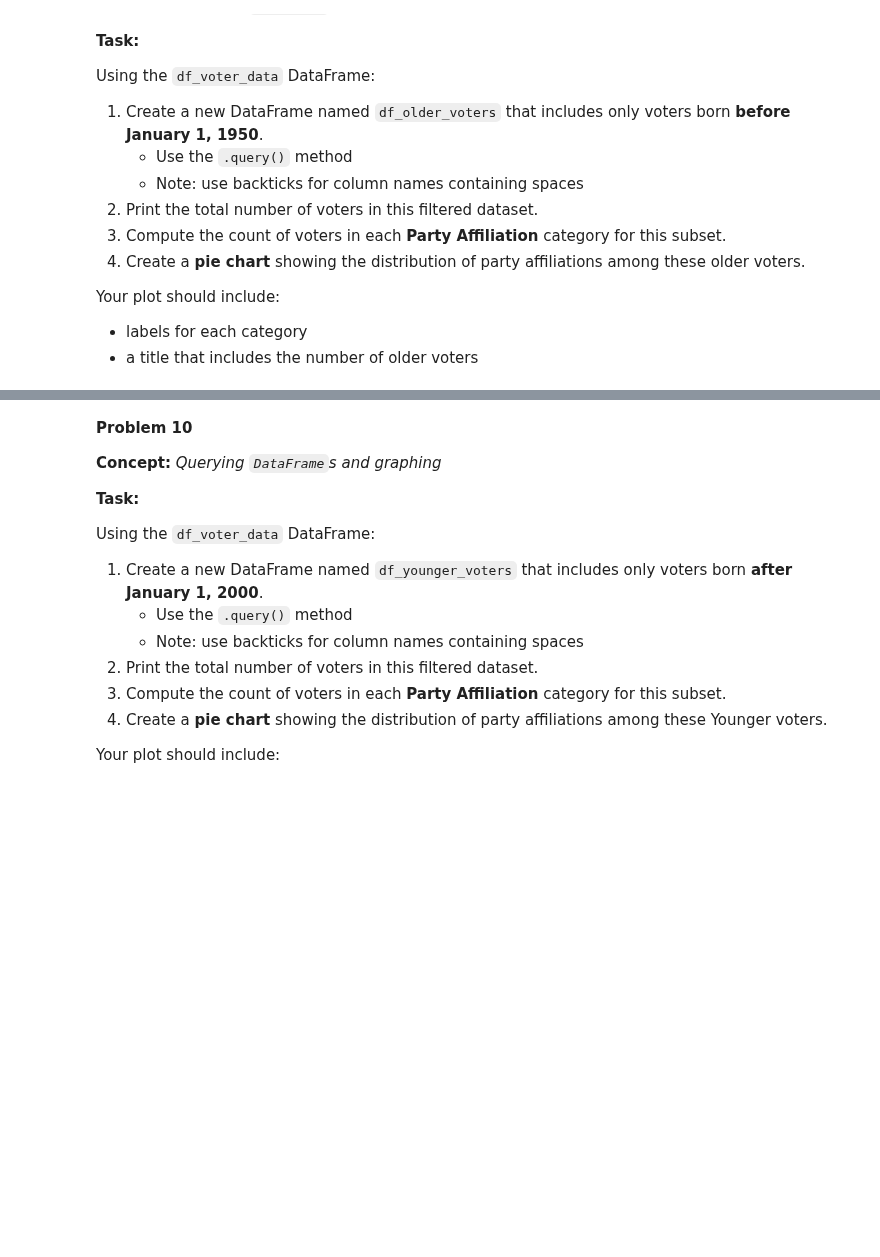
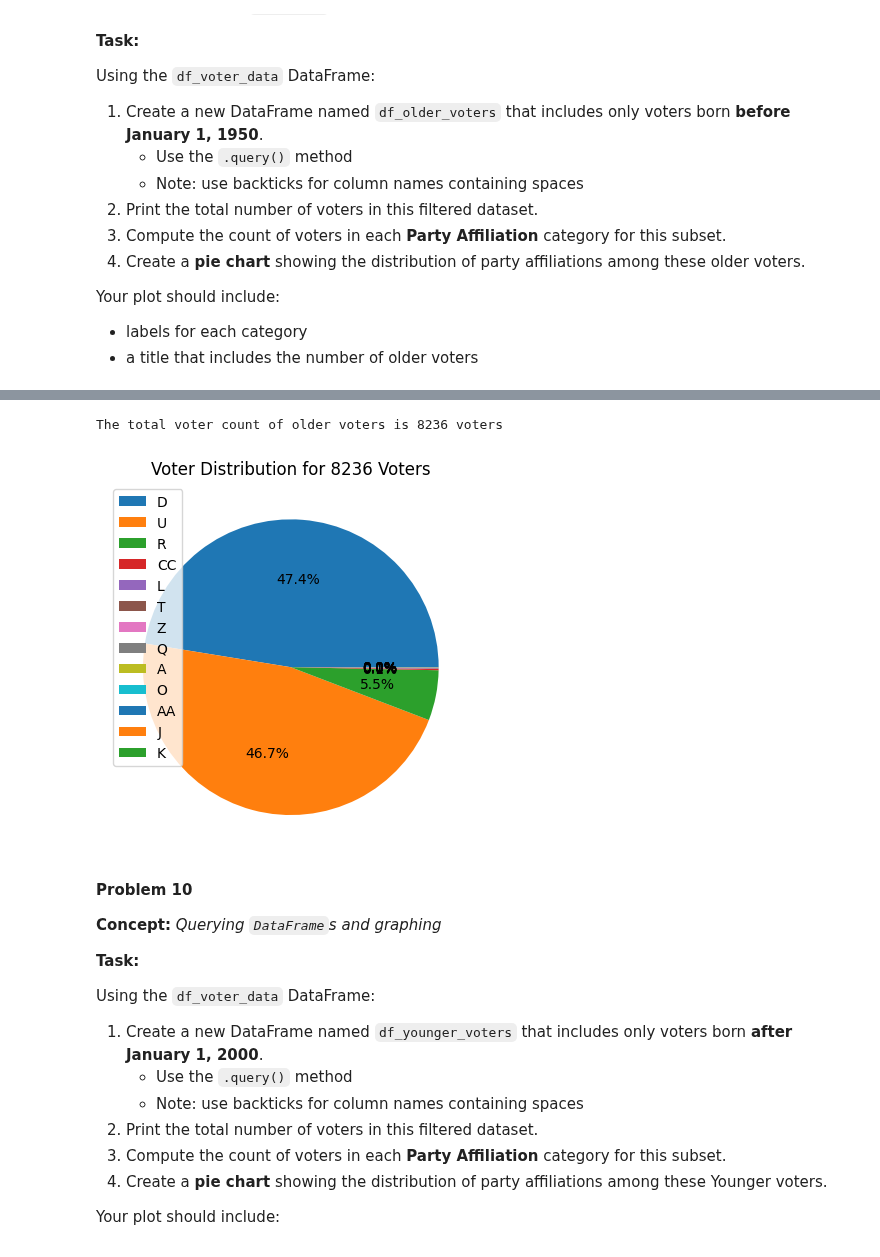
Before and after one commit to nrandazzo222/homework, a Jupyter notebook: week-11/homework.ipynb, the cells around one changed output, grey strips where cells are left out. Saved outputs shown, nothing was run; the diff lists cells and outputs as text; code cells hidden in the pictures; blank space fills up the shorter version.

```diff
--- a/week-11/homework.ipynb
+++ b/week-11/homework.ipynb
@@ -418,3 +404,20 @@ df_older_voters
+# %%
+# Your Solution
+
+# voter_total.head()
+cutoff_old = pd.to_datetime("1950-01-01")
+df_older_voters = voter_total.query('`Date of Birth` < @cutoff_old')
+print(f'The total voter count of older voters is {len(df_older_voters)} voters')
+
+older_voter_party = df_older_voters['Party Affiliation'].value_counts()
+
+plt.pie(older_voter_party, autopct= '%1.1f%%')
+plt.title(f'Voter Distribution for {len(df_older_voters)} Voters')
+plt.legend(older_voter_party.index)
+plt.show()
+# %% [output]
+The total voter count of older voters is 8236 voters
+[figure, added]
 # %% [markdown]
 **Problem 10**
 
```
Also changed, not shown: parts of 7 cells of this notebook.
